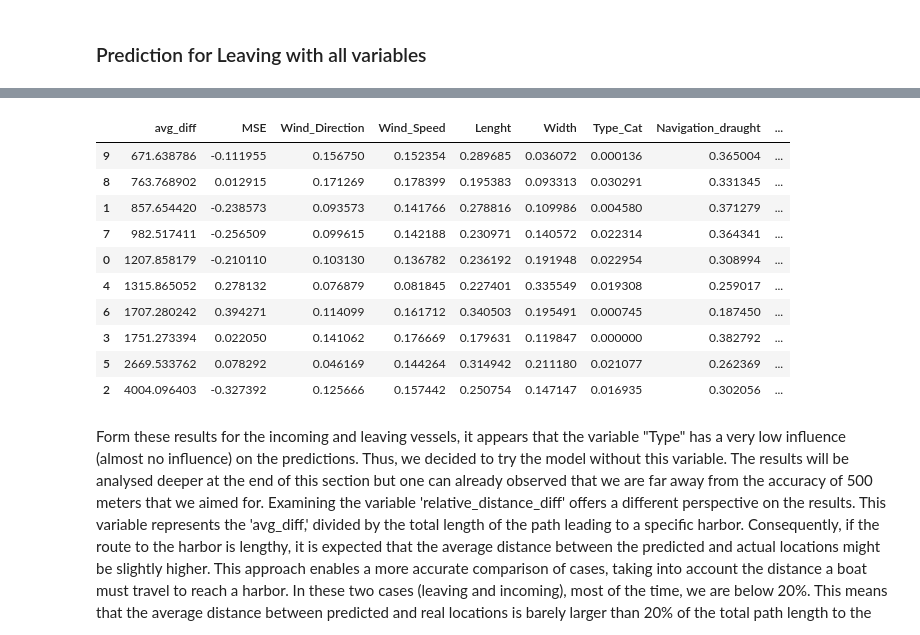
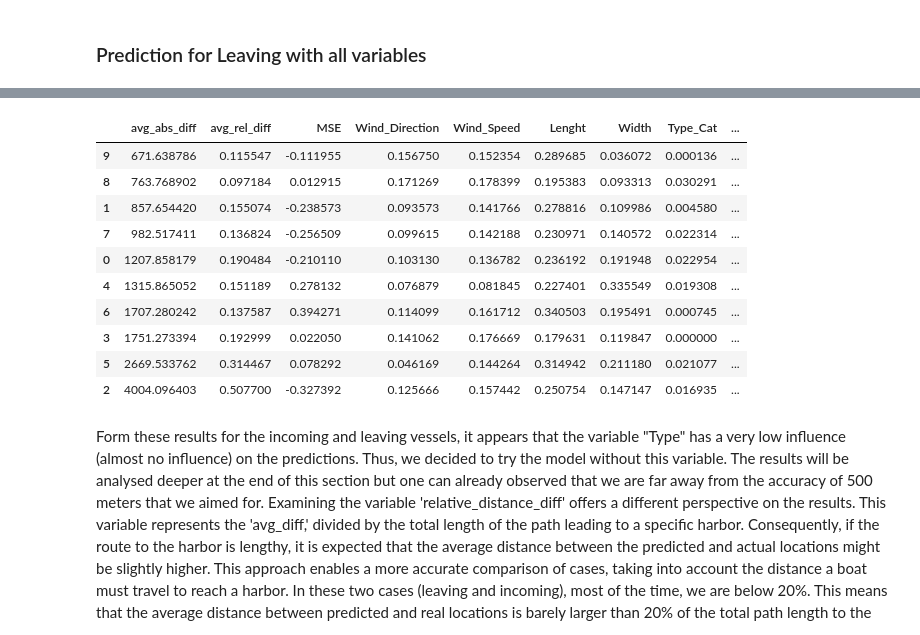
Before and after one commit to allanguzmanf/CIEM6302, a Jupyter notebook: Predictions.ipynb, the cells around one changed output, grey strips where cells are left out. Drawn from its saved outputs; the diff is of its cells as text; code cells hidden in the pictures.

```diff
--- a/Predictions.ipynb
+++ b/Predictions.ipynb
@@ -235,6 +234,7 @@ def Random_forest(grouped_df, haven, grouped=1):
     # Separate features (X) and target variable (y)
     X = haven_df.drop(columns='distance')
     y = haven_df['distance']
+    total_traj = trajectories_length.loc[haven]['total_lengths']
 
     # Split the data into training and testing sets
     X_train, X_test, y_train, y_test = train_test_split(
@@ -255,16 +255,21 @@ def Random_forest(grouped_df, haven, grouped=1):
     X_test['original_distance'] = y_test
 
     # Calculate absolute difference between predicted and original distances
-    X_test['diff_dist'] = abs(
+    X_test['diff_abs_dist'] = abs(
         X_test['predicted_distance'] - X_test['original_distance'])
 
+    # Calculate relative difference between predicted and original distances
+    X_test['diff_rel_dist'] = X_test['diff_abs_dist']/total_traj
+
+
     # Calculate average difference and Mean Squared Error (MSE)
-    average_diff = X_test['diff_dist'].mean()
+    average_abs_diff = X_test['diff_abs_dist'].mean()
+    average_rel_diff = X_test['diff_rel_dist'].mean()
     mse = r2_score(y_test, y_pred)
 
     # Create a list of values and columns for the output DataFrame
-    values = [average_diff, mse]
-    columns = ['avg_diff', 'MSE']
+    values = [average_abs_diff, average_rel_diff, mse]
+    columns = ['avg_abs_diff','avg_rel_diff', 'MSE']
 
     # Access feature importances from the Random Forest model
     feature_importances = rf_model.feature_importances_.tolist()
@@ -277,9 +282,6 @@ def Random_forest(grouped_df, haven, grouped=1):
     if grouped == 1:
         values.extend([haven])
         columns.extend(['haven'])
-        columns.extend(['relative_distance_diff'])
-        values.extend(
-            [average_diff / trajectories_length.loc[haven]['total_lengths']])
 
     # Create the output DataFrame
     output = pd.DataFrame([values], columns=columns)
@@ -333,23 +345,32 @@ leaving_per_haven = pd.DataFrame(
     leaving_trajectories['from_haven'].value_counts())
 leaving_per_haven.reset_index(inplace=True)
 leaving_trajectories = leaving_trajectories.groupby(
-    'from_haven').apply(lambda x: x).drop(columns='from_haven')
+    'from_haven',group_keys=True).apply(lambda x: x).drop(columns='from_haven')
 # %%
-# Data frame to get an overview of the results and the feature importance
-leaving_pred_forest = []
-leaving_overall_avg = []
-for haven in havens:
-    avg_diff, pred = Random_forest(leaving_trajectories, haven)
-    leaving_overall_avg.extend(list(pred['diff_dist']))
-    leaving_pred_forest.append(avg_diff)
+def leaving_forest(leaving_trajectories,leaving_per_haven):# Data frame to get an overview of the results and the feature importance
+  leaving_pred_forest = []
+  leaving_overall_avg_abs = []
+  leaving_overall_avg_rel = []
+  for haven in havens:
+      avg_diff, pred = Random_forest(leaving_trajectories, haven)
+      leaving_overall_avg_abs.extend(list(pred['diff_abs_dist']))
+      leaving_overall_avg_rel.extend(list(pred['diff_rel_dist']))
+      leaving_pred_forest.append(avg_diff)
 
-# Overall Average distance between predicted and real locations
-print("Average distance between predicted and real locations: ",
-      sum(leaving_overall_avg)/len(leaving_overall_avg), "meters")
-leaving_pred_forest = pd.concat(leaving_pred_forest).reset_index(drop=True)
+  # Overall Average distances between predicted and real locations
+  print("Average absolute distance between predicted and real locations: ",
+        sum(leaving_overall_avg_abs)/len(leaving_overall_avg_abs), "meters")
+  # Overall Average distances between predicted and real locations relative
+  # to the trajectory length
+  print("Average relative distance between predicted and real locations: ",
+        sum(leaving_overall_avg_rel)/len(leaving_overall_avg_rel))
 
-leaving_pred_forest = leaving_pred_forest.merge(leaving_per_haven[[
-                                                'from_haven', 'count']], left_on='haven', right_on='from_haven').drop(columns='from_haven')
+  leaving_pred_forest = pd.concat(leaving_pred_forest).reset_index(drop=True)
 
-leaving_pred_forest.sort_values(by='avg_diff', ascending=True)
+  leaving_pred_forest = leaving_pred_forest.merge(leaving_per_haven[[
+                                                    'index', 'from_haven']], left_on='haven', right_on='index').drop(columns='index')
+
+  return leaving_pred_forest.sort_values(by='avg_abs_diff', ascending=True)
+
+leaving_forest(leaving_trajectories,leaving_per_haven)
 # %% [output]
@@ -357,14 +379,14 @@ Average distance between predicted and real locations:  1590.1216055291736 meter
-|  | avg_diff | MSE | Wind_Direction | Wind_Speed | Lenght | Width | Type_Cat | Navigation_draught | ... |
-| 9 | 671.638786 | -0.111955 | 0.156750 | 0.152354 | 0.289685 | 0.036072 | 0.000136 | 0.365004 | ... |
-| 8 | 763.768902 | 0.012915 | 0.171269 | 0.178399 | 0.195383 | 0.093313 | 0.030291 | 0.331345 | ... |
-| 1 | 857.654420 | -0.238573 | 0.093573 | 0.141766 | 0.278816 | 0.109986 | 0.004580 | 0.371279 | ... |
-| 7 | 982.517411 | -0.256509 | 0.099615 | 0.142188 | 0.230971 | 0.140572 | 0.022314 | 0.364341 | ... |
-| 0 | 1207.858179 | -0.210110 | 0.103130 | 0.136782 | 0.236192 | 0.191948 | 0.022954 | 0.308994 | ... |
-| 4 | 1315.865052 | 0.278132 | 0.076879 | 0.081845 | 0.227401 | 0.335549 | 0.019308 | 0.259017 | ... |
-| 6 | 1707.280242 | 0.394271 | 0.114099 | 0.161712 | 0.340503 | 0.195491 | 0.000745 | 0.187450 | ... |
-| 3 | 1751.273394 | 0.022050 | 0.141062 | 0.176669 | 0.179631 | 0.119847 | 0.000000 | 0.382792 | ... |
-| 5 | 2669.533762 | 0.078292 | 0.046169 | 0.144264 | 0.314942 | 0.211180 | 0.021077 | 0.262369 | ... |
-| 2 | 4004.096403 | -0.327392 | 0.125666 | 0.157442 | 0.250754 | 0.147147 | 0.016935 | 0.302056 | ... |
+|  | avg_abs_diff | avg_rel_diff | MSE | Wind_Direction | Wind_Speed | Lenght | Width | Type_Cat | ... |
+| 9 | 671.638786 | 0.115547 | -0.111955 | 0.156750 | 0.152354 | 0.289685 | 0.036072 | 0.000136 | ... |
+| 8 | 763.768902 | 0.097184 | 0.012915 | 0.171269 | 0.178399 | 0.195383 | 0.093313 | 0.030291 | ... |
+| 1 | 857.654420 | 0.155074 | -0.238573 | 0.093573 | 0.141766 | 0.278816 | 0.109986 | 0.004580 | ... |
+| 7 | 982.517411 | 0.136824 | -0.256509 | 0.099615 | 0.142188 | 0.230971 | 0.140572 | 0.022314 | ... |
+| 0 | 1207.858179 | 0.190484 | -0.210110 | 0.103130 | 0.136782 | 0.236192 | 0.191948 | 0.022954 | ... |
+| 4 | 1315.865052 | 0.151189 | 0.278132 | 0.076879 | 0.081845 | 0.227401 | 0.335549 | 0.019308 | ... |
+| 6 | 1707.280242 | 0.137587 | 0.394271 | 0.114099 | 0.161712 | 0.340503 | 0.195491 | 0.000745 | ... |
+| 3 | 1751.273394 | 0.192999 | 0.022050 | 0.141062 | 0.176669 | 0.179631 | 0.119847 | 0.000000 | ... |
+| 5 | 2669.533762 | 0.314467 | 0.078292 | 0.046169 | 0.144264 | 0.314942 | 0.211180 | 0.021077 | ... |
+| 2 | 4004.096403 | 0.507700 | -0.327392 | 0.125666 | 0.157442 | 0.250754 | 0.147147 | 0.016935 | ... |
 # %% [markdown]
 Form these results for the incoming and leaving vessels, it appears that the variable "Type" has a very low influence (almost no influence) on the predictions. Thus, we decided to try the model without this variable. The results will be analysed deeper at the end of this section but one can already observed that we are far away from the accuracy of 500 meters that we aimed for. Examining the variable 'relative_distance_diff' offers a different perspective on the results. This variable represents the 'avg_diff,' divided by the total length of the path leading to a specific harbor. Consequently, if the route to the harbor is lengthy, it is expected that the average distance between the predicted and actual locations might be slightly higher. This approach enables a more accurate comparison of cases, taking into account the distance a boat must travel to reach a harbor. In these two cases (leaving and incoming), most of the time, we are below 20%. This means that the average distance between predicted and real locations is barely larger than 20% of the total path length to the harbour. Furthermore, the best result is 6.7 %. This is not fully satisfactory but seems less terrible than the results in meters.
 # %% [markdown]
```
Also changed, not shown: parts of 27 cells of this notebook, 1 other file.
